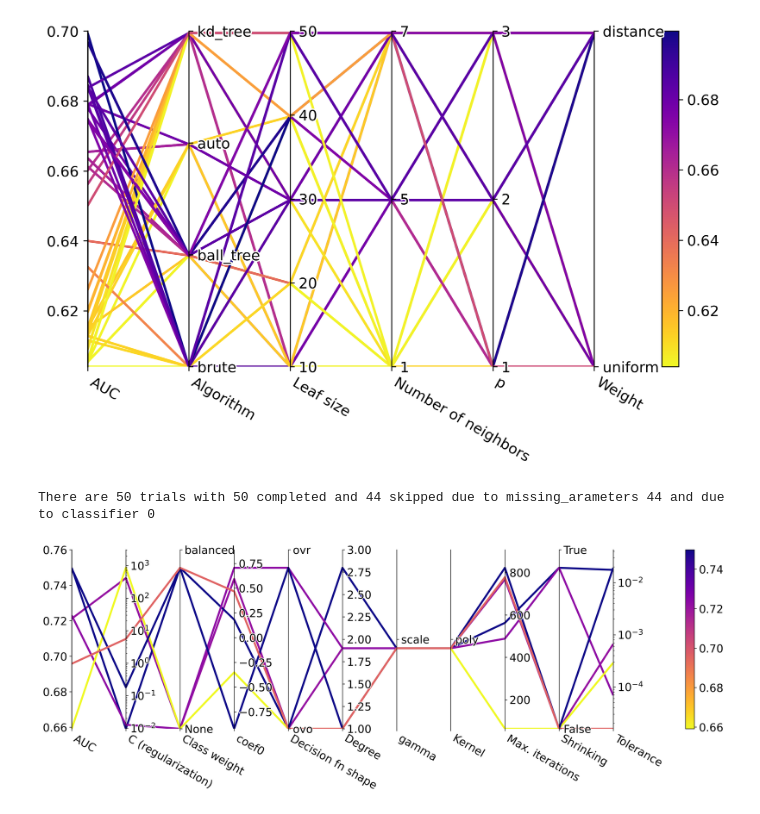
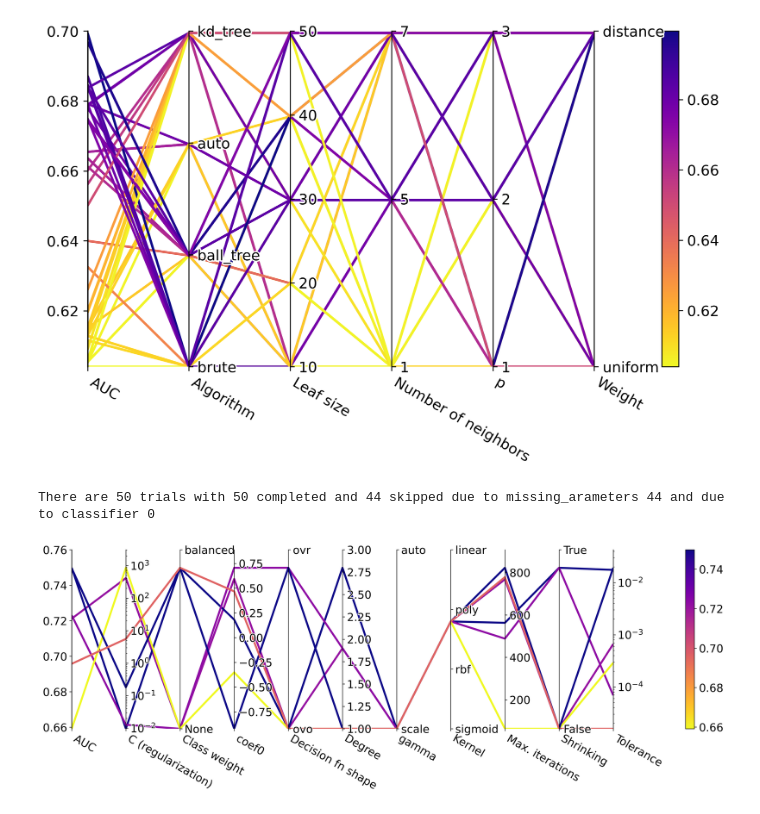
Before and after one commit to AndressaStefany/severityPrediction, a Jupyter notebook: src/baseline/visualize_baseline_results.ipynb, the cells around one changed output. Drawn from its saved outputs; the diff is of its cells as text; code cells hidden in the pictures.

Commit message:
feature: baseline results allow to add missing axes values svc

```diff
--- a/src/baseline/visualize_baseline_results.ipynb
+++ b/src/baseline/visualize_baseline_results.ipynb
@@ -82,8 +86,10 @@ def _get_parallel_coordinate_info(
     target: Optional[Callable[[Any], float]] = None,
     target_name: str = "Objective Value",
     filter_classifier_name: str = "",
+    added_possibility_axe: Optional[Dict[str,Dict[str,int]]] = None
 ) -> _ParallelCoordinateInfo:
-
+    if added_possibility_axe is None:
+        added_possibility_axe = {}
     reverse_scale = False
     trials = _filter_nonfinite(
         study.get_trials(deepcopy=False, states=(TrialState.COMPLETE,)), target=target
@@ -174,6 +180,9 @@ def _get_parallel_coordinate_info(
             vocab: DefaultDict[Union[str,int], int] = defaultdict(lambda: len(vocab))
 
             ticktext: list[str]
+
+            if p_name in added_possibility_axe:
+                vocab = {**vocab, **added_possibility_axe[p_name]}
             if _is_numerical(trials, p_name):
                 _ = [vocab[v] for v in sorted(values)]
                 values = [vocab[v] for v in values]
@@ -185,7 +194,7 @@ def _get_parallel_coordinate_info(
             dim = _DimensionInfo(
                 label=_truncate_label(p_name),
                 values=tuple(values),
-                range=(min(values), max(values)),
+                range=(min(vocab.values()), max(vocab.values())),
                 is_log=False,
                 is_cat=True,
                 tickvals=list(range(len(vocab))),
@@ -250,9 +259,10 @@ def plot_parallel_coordinate(
     rotation: bool = False,
     custom_obj_min: Optional[float] = None,
     custom_obj_max: Optional[float] = None,
+    added_possibility_axe: Optional[Dict[str,Dict[str,int]]] = None
 ):
     plt.rcParams.update({'font.size': fontsize})
-    info = _get_parallel_coordinate_info(study, params, target=target, target_name=target_name, filter_classifier_name=filter_classifier_name)
+    info = _get_parallel_coordinate_info(study, params, target=target, target_name=target_name, filter_classifier_name=filter_classifier_name, added_possibility_axe=added_possibility_axe)
     return _get_parallel_coordinate_plot(info, cmap=cmap, linewidths=linewidths, mapping=mapping, figsize=figsize, dpi=dpi, rotation=rotation, custom_obj_min=custom_obj_min, custom_obj_max=custom_obj_max)
 
 def _get_parallel_coordinate_plot(
@@ -442,32 +452,35 @@ fig_knn = plot_parallel_coordinate(study_knn_moz,
 There are 50 trials with 50 completed and 0 skipped due to missing_arameters 0 and due to classifier 0
 [figure]
 # %%
-study_name_svc_moz = "study-svc_mozilla_200k_1000_samples-_24302748" #"study-svc_mozilla_200k_1000_samples-_24932435"
+
+study_name_svc_moz = "study-svc_mozilla_200k_1000_samples-_24932435"
 study_svc_moz = optuna.load_study(study_name=study_name_svc_moz,storage=f"sqlite:///{study_name_svc_moz}.db")
 
 mappingSvc = {'C':'C (regularization)',
               'class_weight':'Class weight',
               'coef0':'coef0',
               'decision_function_shape':'Decision fn shape',
               'gamma': 'gamma',
               'degree':'Degree',
               'kernel': 'Kernel',
               'max_iter': 'Max. iterations',
               'shrinking':'Shrinking',
               'tol':'Tolerance',
               'Objective Value': 'AUC'}
 params = [k for k in mappingSvc if k != "Objective Value"]
 fig_svc = plot_parallel_coordinate(study_svc_moz,
                                   params,
                                   mapping=mappingSvc,
                                   cmap="plasma_r",
                                   linewidths=3,
                                   figsize=(20,5),
                                   dpi=300,
                                   filter_classifier_name="SVC",
                                   fontsize=17,
                                   rotation=True,
-                                  custom_obj_max=0.76)
+                                  custom_obj_max=0.76,
+                                  added_possibility_axe={"gamma":{"scale": 0, "auto": 1},"kernel": {"sigmoid": 0, "rbf": 1, "poly": 2, "linear":3}}
+                                  )
 # %% [output]
 There are 50 trials with 50 completed and 44 skipped due to missing_arameters 44 and due to classifier 0
-[figure, old version]
+[figure, new version]
```
Also changed, not shown: parts of 1 cell of this notebook.
